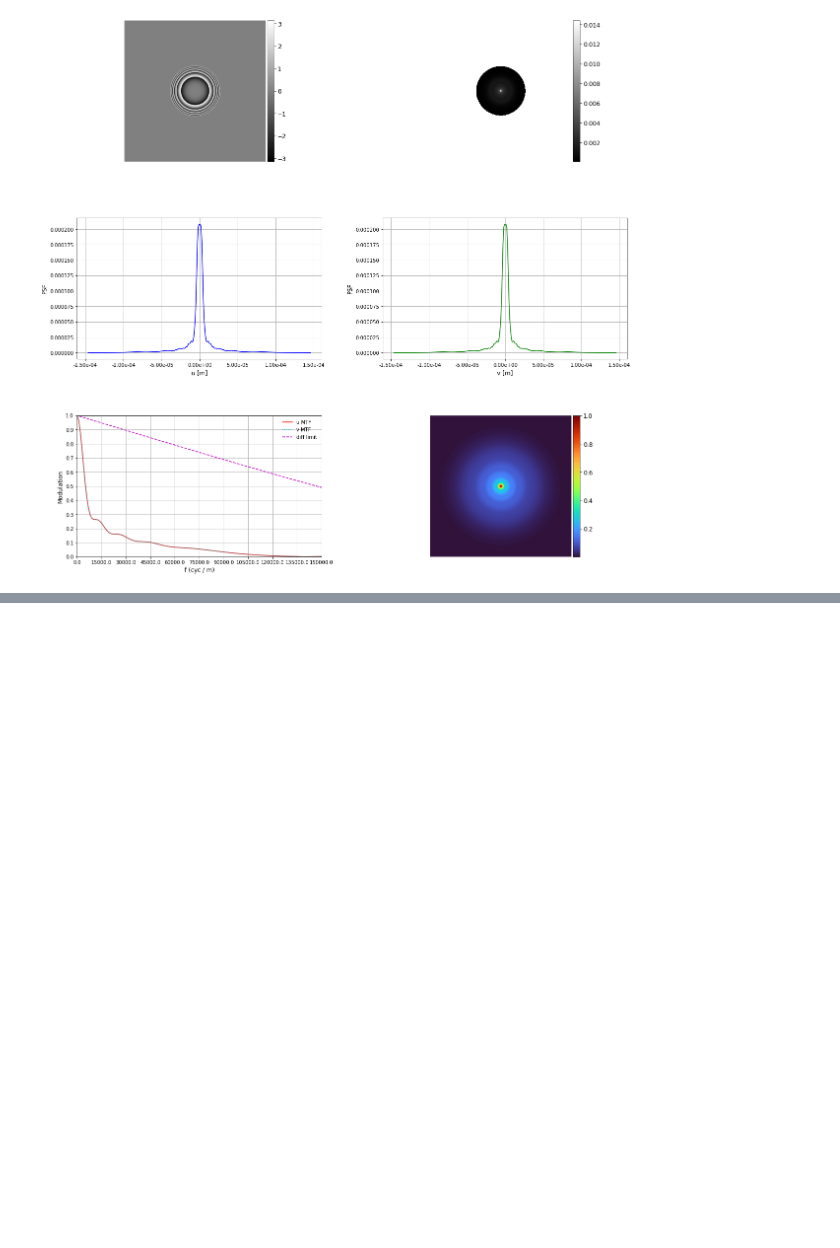
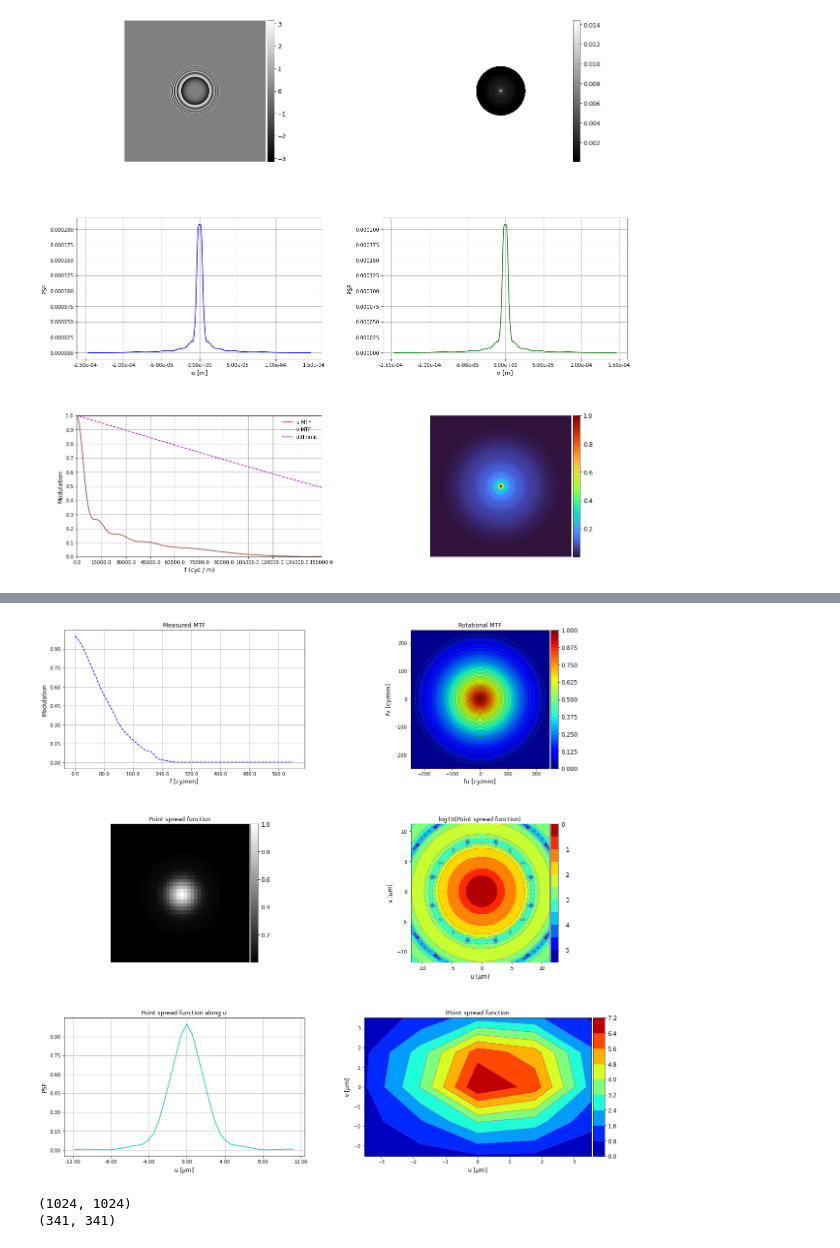
Before and after one commit to NelisW/miscellania, a Jupyter notebook: CompOptics.ipynb, the cells around one changed output, grey strips where cells are left out. Saved outputs shown, nothing was run; the diff lists cells and outputs as text; code cells hidden in the pictures; blank space fills up the shorter version.

```diff
--- a/CompOptics.ipynb
+++ b/CompOptics.ipynb
@@ -259,0 +201,26 @@ Image plane: umin=-0.0005 umax=0.000499023437500001
+# %%
+# https://stackoverflow.com/questions/21220942/sums-of-subarrays
+def sub_sums(arr, nrows, ncols):
+    h, w = arr.shape
+    h = (h // nrows)*nrows
+    w = (w // ncols)*ncols
+    arr = arr[0:h,0:w]
+    return np.einsum('ijkl->ik', arr.reshape(h // nrows, nrows, -1, ncols))
+
+Us = U[2::3,2::3]
+Vs = V[2::3,2::3]
+psf3 = sub_sums(psf, 3, 3)
+
+ssize = 3  # for subsampled PSF
+smin = int(M / 6 +0.5 - ssize)
+smax = int(M / 6 +0.5 + ssize) - 1
+psf4 = psf3[smin:smax,smin:smax]
+psf4 = psf4 / np.sum(psf4)
+print(np.sum(psf4))
+print(psf4)
+
+core = psf4[1:4,1:4]
+print(f'Pixel ensquared energy is {100*np.sum(core)/np.sum(psf4):.1f}% for 5.3 um pixel')
+with open('zacube2.dat','w') as fout:
+    fout.write('5 5 \n')
+    np.savetxt(fout, psf4, fmt="%.6f")
@@ -259,0 +235,28 @@ Image plane: umin=-0.0005 umax=0.000499023437500001
+# %%
+
+p = ryplot.Plotter(1,3,2,figsize=(20,20))
+p.plot(1,dfQmtf['Freq cy/m']/1000,dfQmtf['MTF'],'Measured MTF','f [cy/mm]','Modulation',linestyle=['--'])#,pltaxis=[0,300000,0,1])
+# p.showImage(2,MTF[mmin:mmax,mmin:mmax],xlabel='--',ylabel='--',cmap='turbo',cbarshow=True);
+p.meshContour(2,Fu[mmin:mmax,mmin:mmax]/1000,Fv[mmin:mmax,mmin:mmax]/1000,MTF[mmin:mmax,mmin:mmax],
+              ptitle='Rotational MTF',meshCmap=cm.jet,cbarshow=True,levels=40,xlabel='fu [cy/mm]',ylabel='fv [cy/mm]');
+p.getSubPlot(2).axis('equal')
+p.showImage(3,psf[pmin:pmax,pmin:pmax],ptitle='Point spread function',xlabel='u [m]',ylabel='v [m]',cbarshow=True);
+p.meshContour(4,U[pmin:pmax,pmin:pmax]/1e-6,V[pmin:pmax,pmin:pmax]/1e-6,np.log10(psf[pmin:pmax,pmin:pmax]),
+              ptitle='log10(Point spread function)', xlabel='u [$\mu$m]', ylabel='v [$\mu$m]',
+              meshCmap=cm.jet,cbarshow=True);
+p.getSubPlot(4).axis('equal');
+p.plot(5,u[pmin:pmax]/1e-6,psf[int(M/2),pmin:pmax],'Point spread function along u','u [$\mu$m]','PSF',maxNX=7,xAxisFmt='%.2f')
+p.meshContour(6,Us[smin:smax,smin:smax]/1e-6,Vs[smin:smax,smin:smax]/1e-6,psf3[smin:smax,smin:smax],
+              ptitle='lPoint spread function', xlabel='u [$\mu$m]', ylabel='v [$\mu$m]',
+              meshCmap=cm.jet,cbarshow=True);
+# %% [output]
+[figure, added]
+# %%
+
+
+psf3 = sub_sums(psf, 3, 3)
+print(psf.shape)
+print(psf3.shape)
+# %% [output]
+(1024, 1024)
+(341, 341)
```
Also changed, not shown: parts of 8 cells of this notebook, 4 other files.
